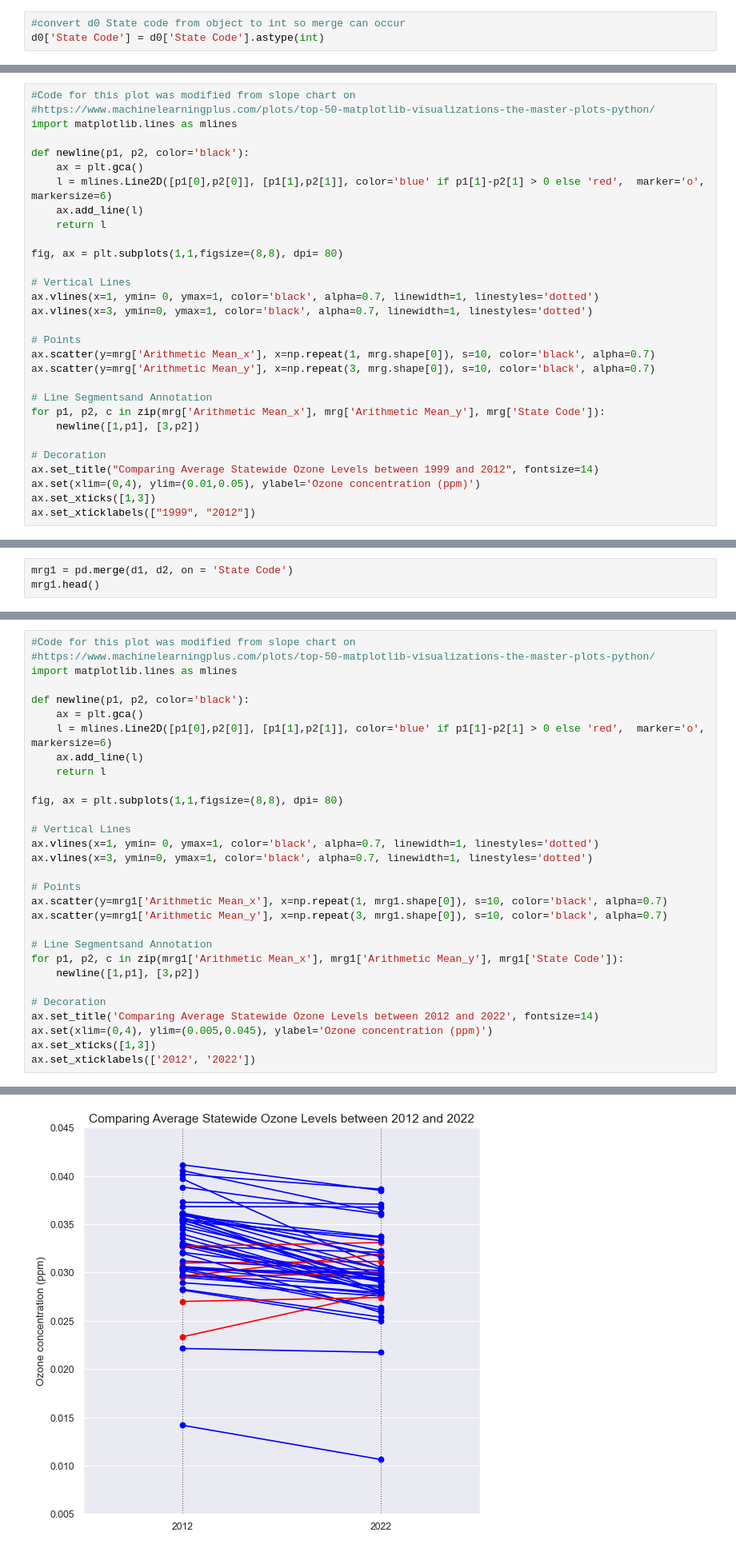
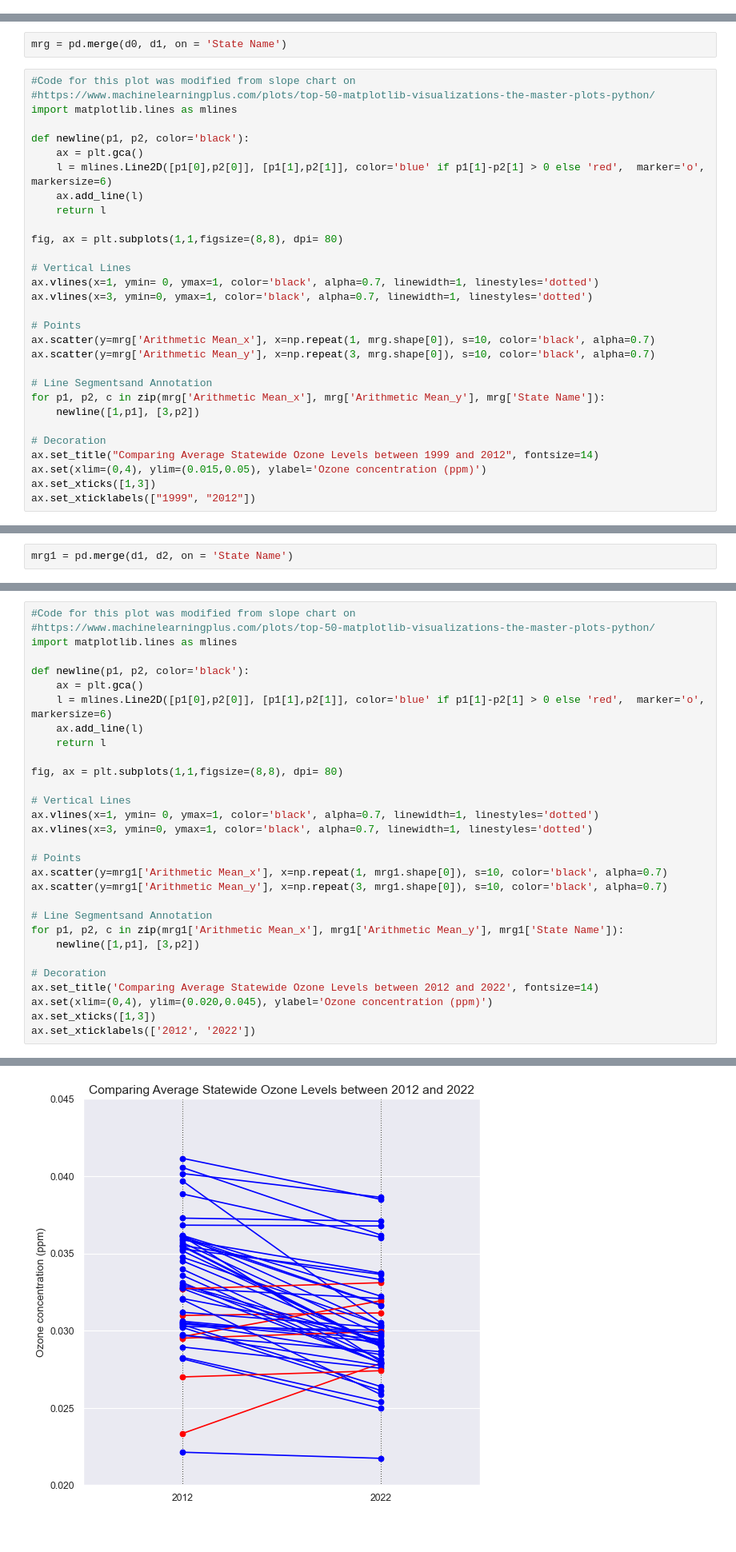
Before and after one commit to mjlaw/FIT_capstone, a Jupyter notebook: Jupyter_notebooks/ozone studies.ipynb, the cells around one changed output, grey strips where cells are left out. Shown: that part at 80% size. Cells and saved outputs as stored; diff of their text form.

```diff
--- a/Jupyter_notebooks/ozone studies.ipynb
+++ b/Jupyter_notebooks/ozone studies.ipynb
@@ -352,3 +494,0 @@ None
-# %%
-#convert d0 State code from object to int so merge can occur
-d0['State Code'] = d0['State Code'].astype(int)
@@ -365,3 +495,5 @@ mrg.head()
+# %%
+mrg = pd.merge(d0, d1, on = 'State Name')
 # %%
 #Code for this plot was modified from slope chart on
 #https://www.machinelearningplus.com/plots/top-50-matplotlib-visualizations-the-master-plots-python/
@@ -384,12 +516,12 @@ ax.scatter(y=mrg['Arithmetic Mean_x'], x=np.repeat(1, mrg.shape[0]), s=10, color
 ax.scatter(y=mrg['Arithmetic Mean_y'], x=np.repeat(3, mrg.shape[0]), s=10, color='black', alpha=0.7)
 
 # Line Segmentsand Annotation
-for p1, p2, c in zip(mrg['Arithmetic Mean_x'], mrg['Arithmetic Mean_y'], mrg['State Code']):
+for p1, p2, c in zip(mrg['Arithmetic Mean_x'], mrg['Arithmetic Mean_y'], mrg['State Name']):
     newline([1,p1], [3,p2])
 
 # Decoration
 ax.set_title("Comparing Average Statewide Ozone Levels between 1999 and 2012", fontsize=14)
-ax.set(xlim=(0,4), ylim=(0.01,0.05), ylabel='Ozone concentration (ppm)')
+ax.set(xlim=(0,4), ylim=(0.015,0.05), ylabel='Ozone concentration (ppm)')
 ax.set_xticks([1,3])
 ax.set_xticklabels(["1999", "2012"])
 # %% [output]
@@ -418,3 +536,2 @@ None
 # %%
-mrg1 = pd.merge(d1, d2, on = 'State Code')
-mrg1.head()
+mrg1 = pd.merge(d1, d2, on = 'State Name')
@@ -428,36 +538,36 @@ mrg1.head()
 # %%
 #Code for this plot was modified from slope chart on
 #https://www.machinelearningplus.com/plots/top-50-matplotlib-visualizations-the-master-plots-python/
 import matplotlib.lines as mlines
 
 def newline(p1, p2, color='black'):
     ax = plt.gca()
     l = mlines.Line2D([p1[0],p2[0]], [p1[1],p2[1]], color='blue' if p1[1]-p2[1] > 0 else 'red',  marker='o', markersize=6)
     ax.add_line(l)
     return l
 
 fig, ax = plt.subplots(1,1,figsize=(8,8), dpi= 80)
 
 # Vertical Lines
 ax.vlines(x=1, ymin= 0, ymax=1, color='black', alpha=0.7, linewidth=1, linestyles='dotted')
 ax.vlines(x=3, ymin=0, ymax=1, color='black', alpha=0.7, linewidth=1, linestyles='dotted')
 
 # Points
 ax.scatter(y=mrg1['Arithmetic Mean_x'], x=np.repeat(1, mrg1.shape[0]), s=10, color='black', alpha=0.7)
 ax.scatter(y=mrg1['Arithmetic Mean_y'], x=np.repeat(3, mrg1.shape[0]), s=10, color='black', alpha=0.7)
 
 # Line Segmentsand Annotation
-for p1, p2, c in zip(mrg1['Arithmetic Mean_x'], mrg1['Arithmetic Mean_y'], mrg1['State Code']):
+for p1, p2, c in zip(mrg1['Arithmetic Mean_x'], mrg1['Arithmetic Mean_y'], mrg1['State Name']):
     newline([1,p1], [3,p2])
 
 # Decoration
 ax.set_title('Comparing Average Statewide Ozone Levels between 2012 and 2022', fontsize=14)
-ax.set(xlim=(0,4), ylim=(0.005,0.045), ylabel='Ozone concentration (ppm)')
+ax.set(xlim=(0,4), ylim=(0.020,0.045), ylabel='Ozone concentration (ppm)')
 ax.set_xticks([1,3])
 ax.set_xticklabels(['2012', '2022'])
 # %% [output]
 [Text(1, 0, '2012'), Text(3, 0, '2022')]
-[figure, old version]
+[figure, new version]
 # %% [markdown]
 Most states have decreased average ozone levels from 2012 to 2020. A handful of states
 have increased average levels; increases are depicted with red lines.
```
Also changed, not shown: parts of 66 cells of this notebook, 2 other files.
